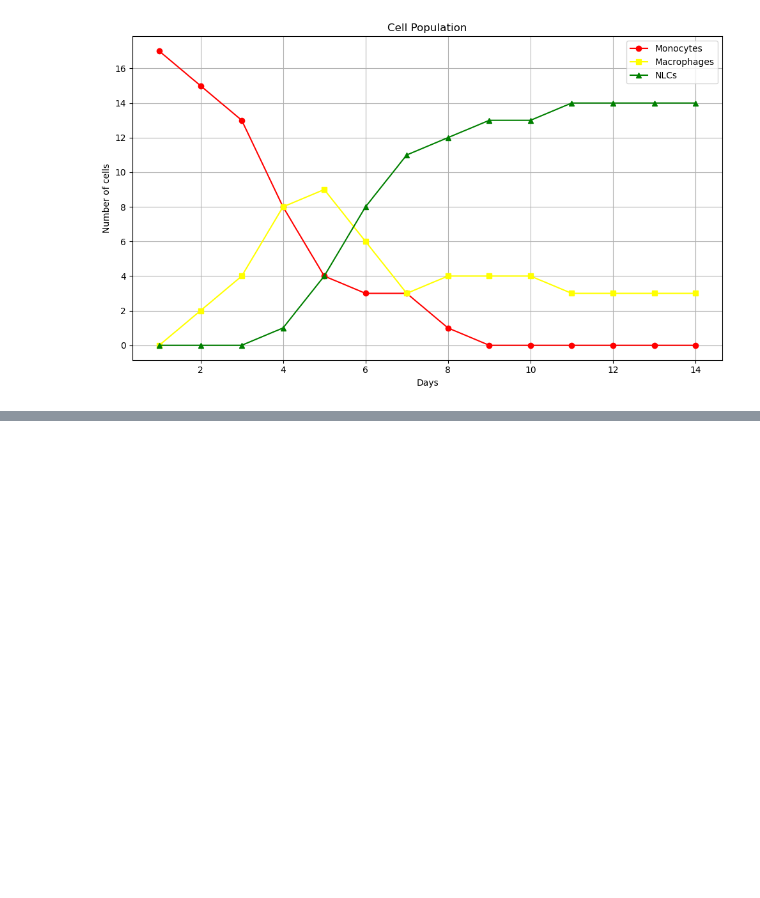
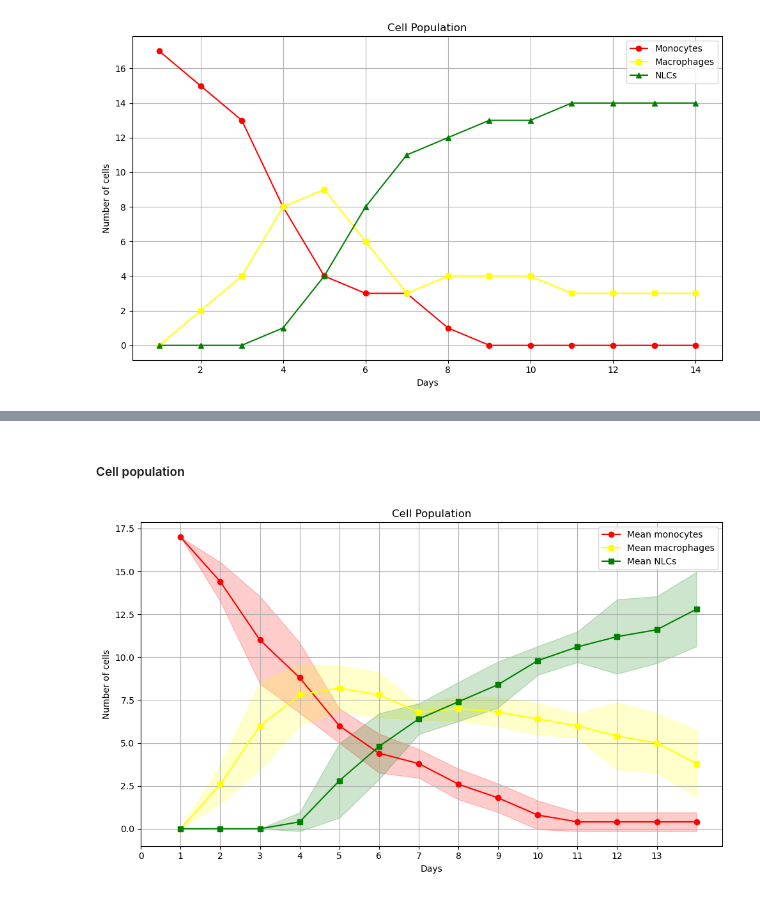
Before and after one commit to mhurtado13/ABM_NLC-CLL, a Jupyter notebook: scripts/model_post_analysis.ipynb, the cells around one changed output, grey strips where cells are left out. Cells and saved outputs as stored; diff of their text form; code cells hidden in the pictures; blank space fills up the shorter version.

```diff
--- a/scripts/model_post_analysis.ipynb
+++ b/scripts/model_post_analysis.ipynb
@@ -145,0 +200,58 @@ plt.show()
+# %% [markdown]
+##### Cell population
+# %%
+# Calculate mean and standard deviation across simulations
+monocytes_mean = monocytes.mean(axis=1)
+monocytes_std = monocytes.std(axis=1)
+
+macrophages_mean = macrophages.mean(axis=1)
+macrophages_std = macrophages.std(axis=1)
+
+nlcs_mean = nlcs.mean(axis=1)
+nlcs_std = nlcs.std(axis=1)
+
+plt.figure(figsize=(10, 6))
+
+# Plot viability with its shaded region
+plt.plot(time_points, monocytes_mean, label='Mean monocytes', color='red', marker='o')
+plt.fill_between(
+    time_points,
+    monocytes_mean - monocytes_std,
+    monocytes_mean + monocytes_std,
+    color='red',
+    alpha=0.2
+)
+
+# Plot concentration with its shaded region
+plt.plot(time_points, macrophages_mean, label='Mean macrophages', color='yellow', marker='s')
+plt.fill_between(
+    time_points,
+    macrophages_mean - macrophages_std,
+    macrophages_mean + macrophages_std,
+    color='yellow',
+    alpha=0.2
+)
+
+# Plot concentration with its shaded region
+plt.plot(time_points, nlcs_mean, label='Mean NLCs', color='green', marker='s')
+plt.fill_between(
+    time_points,
+    nlcs_mean - nlcs_std,
+    nlcs_mean + nlcs_std,
+    color='green',
+    alpha=0.2
+)
+
+# Customize plot
+plt.xticks(np.arange(0, 14, 1))
+plt.xlabel("Days")
+plt.ylabel("Number of cells")
+plt.title("Cell Population")
+plt.legend()
+plt.grid(True)
+plt.tight_layout()
+
+# Show plot
+plt.show()
+# %% [output]
+[figure, added]
```
Also changed, not shown: parts of 4 cells of this notebook.
